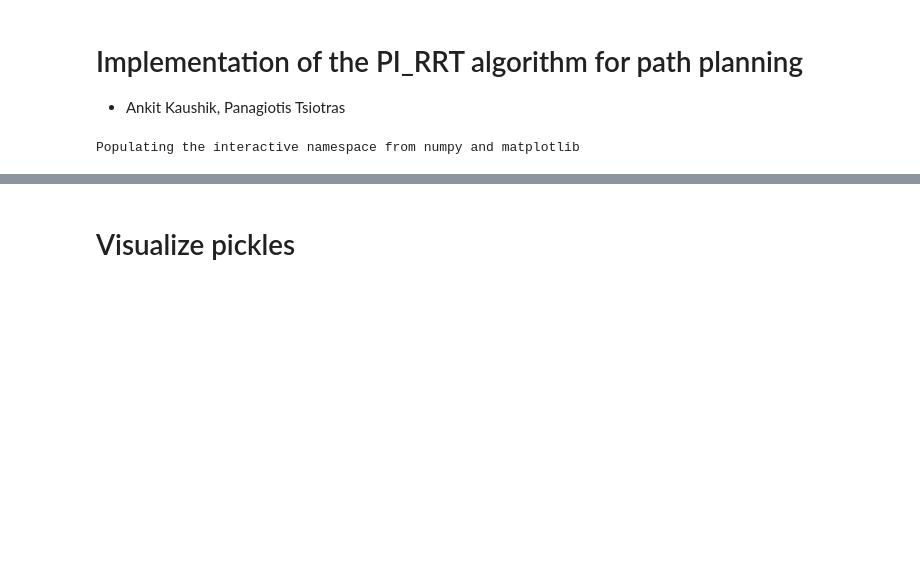
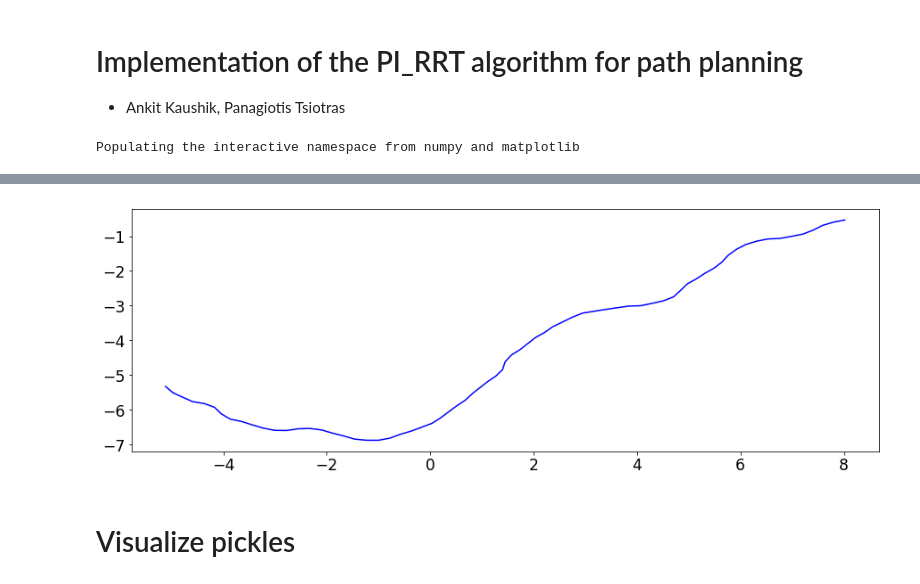
Before and after one commit to ankitkaushik/StochasticOptimalControl, a Jupyter notebook: PI_RRT.ipynb, the cells around one changed output, grey strips where cells are left out. Cells and saved outputs as stored; diff of their text form; code cells hidden in the pictures; blank space fills up the shorter version.

```diff
--- a/PI_RRT.ipynb
+++ b/PI_RRT.ipynb
@@ -19,0 +84,2 @@ Populating the interactive namespace from numpy and matplotlib
+# %%
+pickleDir = '/home/ankit/Documents/Thesis/FINAL_uncontrolled_steering_double_obstacle_alpha_1.0_dW_1_velocity_2.3'
@@ -19,0 +88,9 @@ Populating the interactive namespace from numpy and matplotlib
+# %%
+for pik in sorted(glob.glob(pickleDir+'/*.p'),key=lambda name: int(name.split('_')[-1].split('.p')[0])):
+    print pik
+    PI_RRT = dill.load(open(pik,'rb'))
+    print len(PI_RRT.t)
+    print max(PI_RRT.U)
+    print min(PI_RRT.U)
+    print max(PI_RRT.t)
+    print min(PI_RRT.t)
@@ -19,0 +99,2 @@ Populating the interactive namespace from numpy and matplotlib
+# %%
+PI_RRT = dill.load(open(pickleDir+'/PI_RRT_8.p','rb'))
@@ -19,0 +128,4 @@ Populating the interactive namespace from numpy and matplotlib
+# %%
+plotPath(PI_RRT.path)
+# %% [output]
+[figure, added]
```
Also changed, not shown: parts of 48 cells of this notebook, 4 other files.
